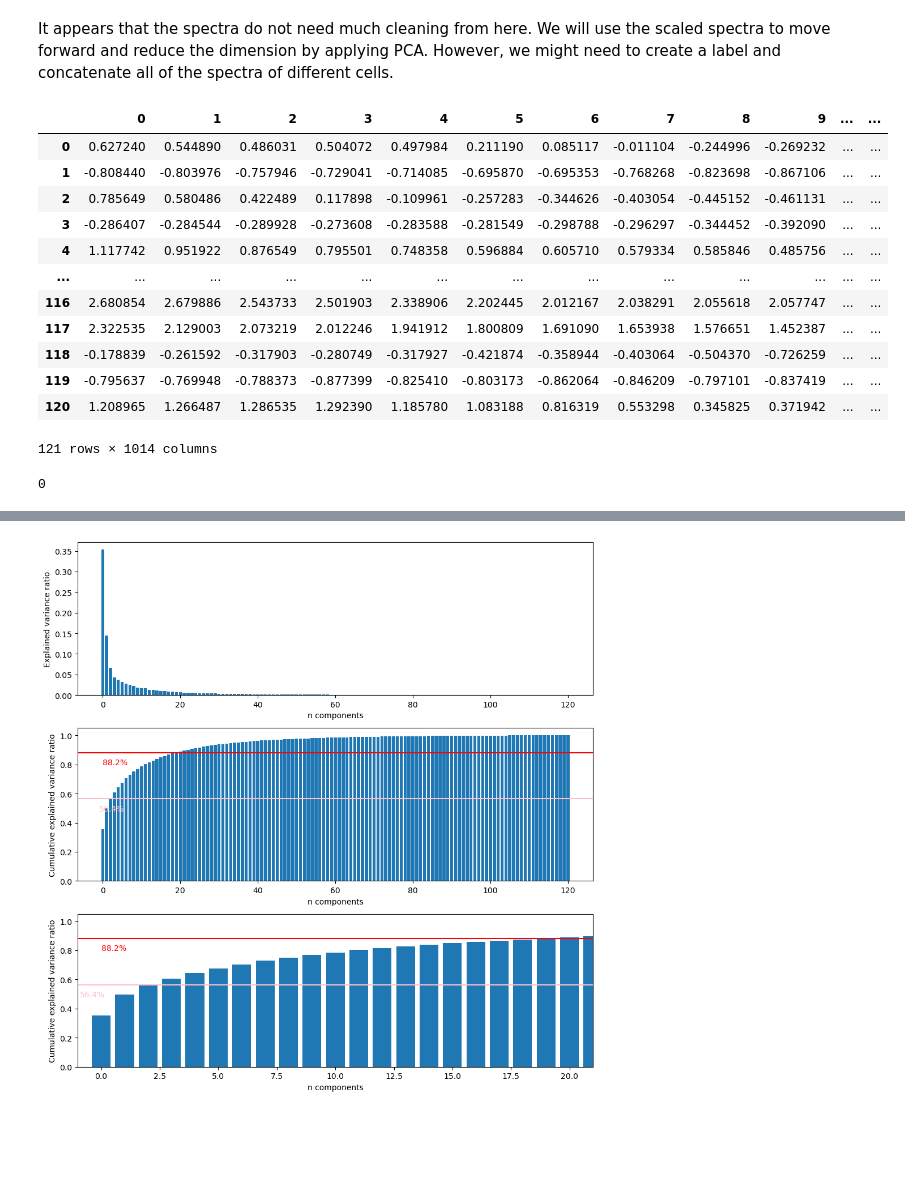
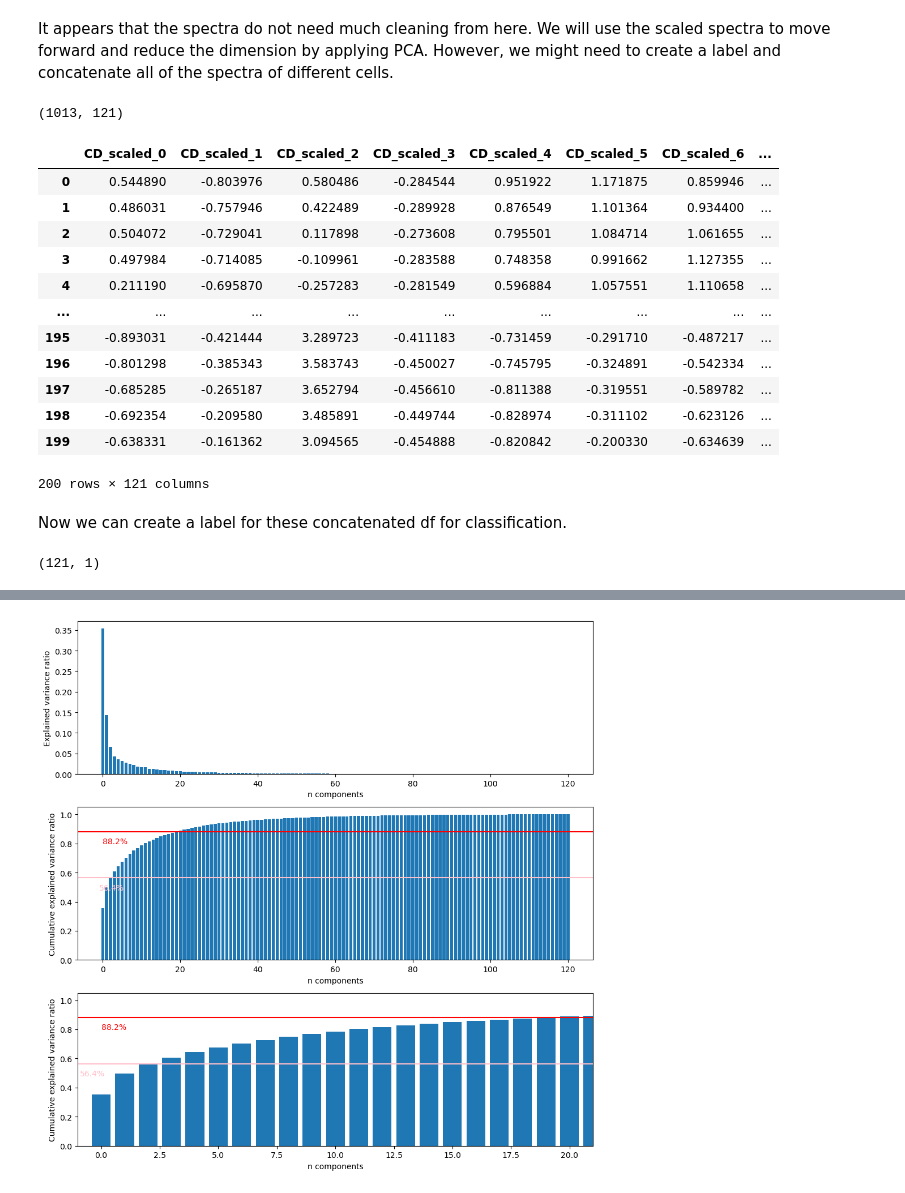
Before and after one commit to kpark11/Springboard, a Jupyter notebook: Capstone-Project/SERS_Raman_Pancreatic_Cancer/SERS_Raman_Pancreatic_Cancer.ipynb, the cells around one changed output, grey strips where cells are left out. Drawn from its saved outputs; the diff is of its cells as text; code cells hidden in the pictures; blank space fills up the shorter version.

```diff
--- a/Capstone-Project/SERS_Raman_Pancreatic_Cancer/SERS_Raman_Pancreatic_Cancer.ipynb
+++ b/Capstone-Project/SERS_Raman_Pancreatic_Cancer/SERS_Raman_Pancreatic_Cancer.ipynb
@@ -317,4 +348,6 @@ df_scaled_CD.head()
 # %%
 df_scaled_GN = pd.read_csv(r'Data\Scaled GN.txt',sep='\s+',header=None)
+print(df_scaled_GN.shape)
+df_scaled_GN.columns = ['GN_scaled_'+str(i) for i in range(df_scaled_GN.shape[1])]
 df_scaled_GN.head()
 # %% [output]
@@ -328,4 +362,6 @@ df_scaled_GN.head()
 # %%
 df_scaled_HPDE = pd.read_csv(r'Data\Scaled HPDE.txt',sep='\s+',header=None)
+print(df_scaled_HPDE.shape)
+df_scaled_HPDE.columns = ['HPDE_scaled_'+str(i) for i in range(df_scaled_HPDE.shape[1])]
 df_scaled_HPDE.head()
 # %% [output]
@@ -339,4 +376,6 @@ df_scaled_HPDE.head()
 # %%
 df_scaled_MiaPaCa = pd.read_csv(r'Data\Scaled MiaPaCa.txt',sep='\s+',header=None)
+print(df_scaled_MiaPaCa.shape)
+df_scaled_MiaPaCa.columns = ['MiaPaCa_scaled_'+str(i) for i in range(df_scaled_MiaPaCa.shape[1])]
 df_scaled_MiaPaCa.head()
 # %% [output]
@@ -349,0 +392,5 @@ df_scaled_MiaPaCa.head()
+# %%
+df_scaled_CD.drop([0],inplace=True)
+df_scaled_GN.drop([0],inplace=True)
+df_scaled_HPDE.drop([0],inplace=True)
+df_scaled_MiaPaCa.drop([0],inplace=True)
@@ -366,24 +423,46 @@ plt.show()
 # %% [markdown]
 It appears that the spectra do not need much cleaning from here. We will use the scaled spectra to move forward and reduce the dimension by applying PCA. However, we might need to create a label and concatenate all of the spectra of different cells.
 # %%
-df = pd.concat([df_scaled_CD,df_scaled_GN,df_scaled_HPDE,df_scaled_MiaPaCa],axis=1).T.reset_index()
+df = pd.concat([df_scaled_CD,df_scaled_GN,df_scaled_HPDE,df_scaled_MiaPaCa],axis=1).reset_index()
 df.drop('index',axis=1,inplace=True)
+print(df.shape)
 df.head(200)
 # %% [output]
+(1013, 121)
-|  | 0 | 1 | 2 | 3 | 4 | 5 | 6 | 7 | 8 | 9 | ... | ... |
-| 0 | 0.627240 | 0.544890 | 0.486031 | 0.504072 | 0.497984 | 0.211190 | 0.085117 | -0.011104 | -0.244996 | -0.269232 | ... | ... |
-| 1 | -0.808440 | -0.803976 | -0.757946 | -0.729041 | -0.714085 | -0.695870 | -0.695353 | -0.768268 | -0.823698 | -0.867106 | ... | ... |
-| 2 | 0.785649 | 0.580486 | 0.422489 | 0.117898 | -0.109961 | -0.257283 | -0.344626 | -0.403054 | -0.445152 | -0.461131 | ... | ... |
-| 3 | -0.286407 | -0.284544 | -0.289928 | -0.273608 | -0.283588 | -0.281549 | -0.298788 | -0.296297 | -0.344452 | -0.392090 | ... | ... |
-| 4 | 1.117742 | 0.951922 | 0.876549 | 0.795501 | 0.748358 | 0.596884 | 0.605710 | 0.579334 | 0.585846 | 0.485756 | ... | ... |
-| ... | ... | ... | ... | ... | ... | ... | ... | ... | ... | ... | ... | ... |
-| 116 | 2.680854 | 2.679886 | 2.543733 | 2.501903 | 2.338906 | 2.202445 | 2.012167 | 2.038291 | 2.055618 | 2.057747 | ... | ... |
-| 117 | 2.322535 | 2.129003 | 2.073219 | 2.012246 | 1.941912 | 1.800809 | 1.691090 | 1.653938 | 1.576651 | 1.452387 | ... | ... |
-| 118 | -0.178839 | -0.261592 | -0.317903 | -0.280749 | -0.317927 | -0.421874 | -0.358944 | -0.403064 | -0.504370 | -0.726259 | ... | ... |
-| 119 | -0.795637 | -0.769948 | -0.788373 | -0.877399 | -0.825410 | -0.803173 | -0.862064 | -0.846209 | -0.797101 | -0.837419 | ... | ... |
-| 120 | 1.208965 | 1.266487 | 1.286535 | 1.292390 | 1.185780 | 1.083188 | 0.816319 | 0.553298 | 0.345825 | 0.371942 | ... | ... |
+|  | CD_scaled_0 | CD_scaled_1 | CD_scaled_2 | CD_scaled_3 | CD_scaled_4 | CD_scaled_5 | CD_scaled_6 | ... |
+| 0 | 0.544890 | -0.803976 | 0.580486 | -0.284544 | 0.951922 | 1.171875 | 0.859946 | ... |
+| 1 | 0.486031 | -0.757946 | 0.422489 | -0.289928 | 0.876549 | 1.101364 | 0.934400 | ... |
+| 2 | 0.504072 | -0.729041 | 0.117898 | -0.273608 | 0.795501 | 1.084714 | 1.061655 | ... |
+| 3 | 0.497984 | -0.714085 | -0.109961 | -0.283588 | 0.748358 | 0.991662 | 1.127355 | ... |
+| 4 | 0.211190 | -0.695870 | -0.257283 | -0.281549 | 0.596884 | 1.057551 | 1.110658 | ... |
+| ... | ... | ... | ... | ... | ... | ... | ... | ... |
+| 195 | -0.893031 | -0.421444 | 3.289723 | -0.411183 | -0.731459 | -0.291710 | -0.487217 | ... |
+| 196 | -0.801298 | -0.385343 | 3.583743 | -0.450027 | -0.745795 | -0.324891 | -0.542334 | ... |
+| 197 | -0.685285 | -0.265187 | 3.652794 | -0.456610 | -0.811388 | -0.319551 | -0.589782 | ... |
+| 198 | -0.692354 | -0.209580 | 3.485891 | -0.449744 | -0.828974 | -0.311102 | -0.623126 | ... |
+| 199 | -0.638331 | -0.161362 | 3.094565 | -0.454888 | -0.820842 | -0.200330 | -0.634639 | ... |
-121 rows × 1014 columns
+200 rows × 121 columns
-# %%
-df.isna().sum().sum()
-# %% [output]
-0
+# %% [markdown]
+Now we can create a label for these concatenated df for classification.
+# %%
+cd_obs = df_scaled_CD.shape[1]
+GN_obs = df_scaled_GN.shape[1]
+HPDE_obs = df_scaled_HPDE.shape[1]
+MiaPaCa_obs = df_scaled_MiaPaCa.shape[1]
+y = {}
+for i in range(cd_obs):
+    name = 'CD_scaled_' + str(i)
+    y[name] = 0
+for i in range(GN_obs):
+    name = 'GN_scaled_' + str(i)
+    y[name] = 1
+for i in range(HPDE_obs):
+    name = 'HPDE_scaled_' + str(i)
+    y[name] = 2
+for i in range(MiaPaCa_obs):
+    name = 'MiaPaCa_scaled_' + str(i)
+    y[name] = 3
+y = pd.DataFrame.from_dict(y,orient='index',columns=['Target'])
+y.shape
+# %% [output]
+(121, 1)
```
Also changed, not shown: parts of 49 cells of this notebook, 1 other file.
